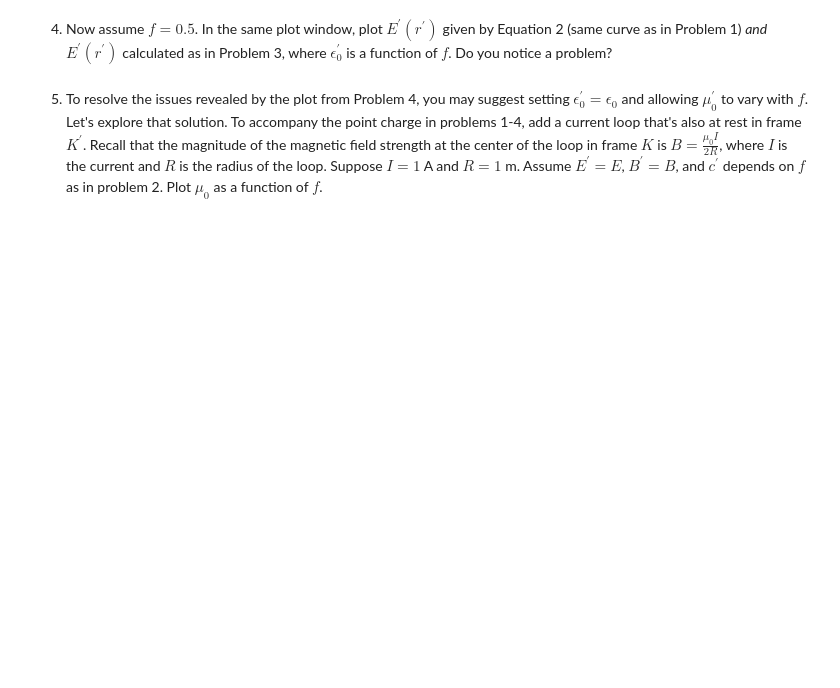
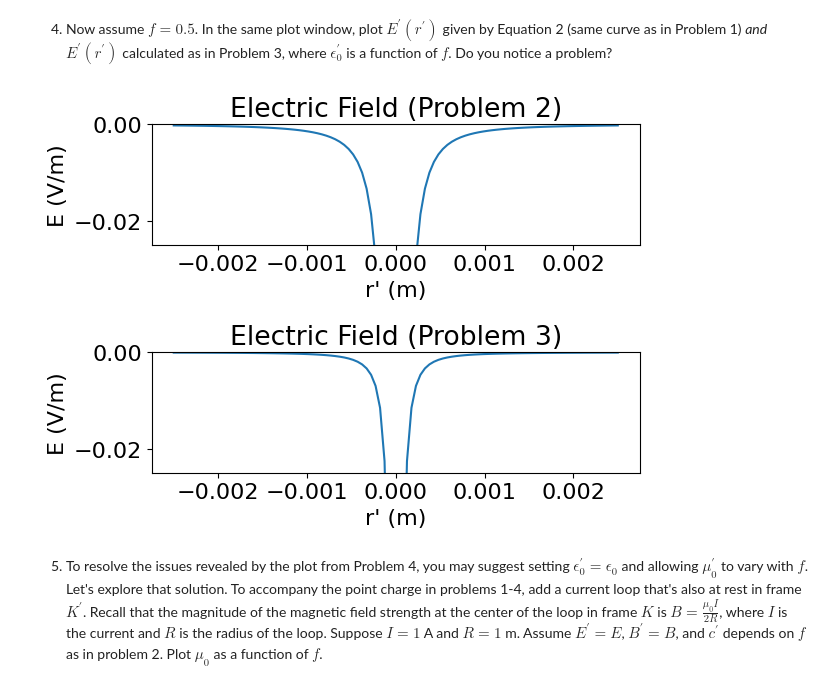
Before and after one commit to Wbosonbrendan/PHYS309, a Jupyter notebook: assignment1.ipynb, the cells around one changed output. Cells and saved outputs as stored; diff of their text form; code cells hidden in the pictures; blank space fills up the shorter version.

```diff
--- a/assignment1.ipynb
+++ b/assignment1.ipynb
@@ -118,7 +145,35 @@ plt.show()
 # %% [markdown]
 4. Now assume $f = 0.5$. In the same plot window, plot $E^{\prime}(r^{\prime})$ given by Equation 2 (same curve as in Problem 1) <em>and</em> $E^{\prime}(r^{\prime})$ calculated as in Problem 3, where $\epsilon_0^{\prime}$ is a function of $f$. Do you notice a problem?
 # %%
-# Plot here
+def E(r):
+  return 1/(4*constants.pi*constants.epsilon_0)*-1*constants.e/(r**2)
+
+def E2(r):
+  return 1/(16*constants.pi*constants.epsilon_0)*-1*constants.e/(r**2)
+
+r = np.linspace(-2.5e-3, 2.5e-3, 100)
+
+E = E(r)
+E2 = E2(r)
+
+plt.subplot(2, 1, 1)
+plt.plot(r,E)
+plt.xlabel('r\' (m)')
+plt.ylabel('E (V/m)')
+plt.ylim(-2.5e-2, 0)
+plt.title('Electric Field (Problem 2)')
+
+plt.subplot(2, 1, 2)
+plt.plot(r,E2)
+plt.xlabel('r\' (m)')
+plt.ylabel('E (V/m)')
+plt.ylim(-2.5e-2, 0)
+plt.title('Electric Field (Problem 3)')
+
+plt.tight_layout()
+plt.show()
+# %% [output]
+[figure, added]
 # %% [markdown]
 5. To resolve the issues revealed by the plot from Problem 4, you may suggest setting $\epsilon_0^{\prime} = \epsilon_0$ and allowing $\mu_0^{\prime}$ to vary with $f$. Let's explore that solution. To accompany the point charge in problems 1-4, add a current loop that's also at rest in frame $K^{\prime}$. Recall that the magnitude of the magnetic field strength at the center of the loop in frame $K$ is $B = \frac{\mu_0 I}{2R}$, where $I$ is the current and $R$ is the radius of the loop. Suppose $I = 1$ A and $R = 1$ m. Assume $E^{\prime} = E$, $B^{\prime} = B$, and $c^{\prime}$ depends on $f$ as in problem 2. Plot $\mu_0$ as a function of $f$.
 # %%
```
Also changed, not shown: parts of 5 cells of this notebook.
